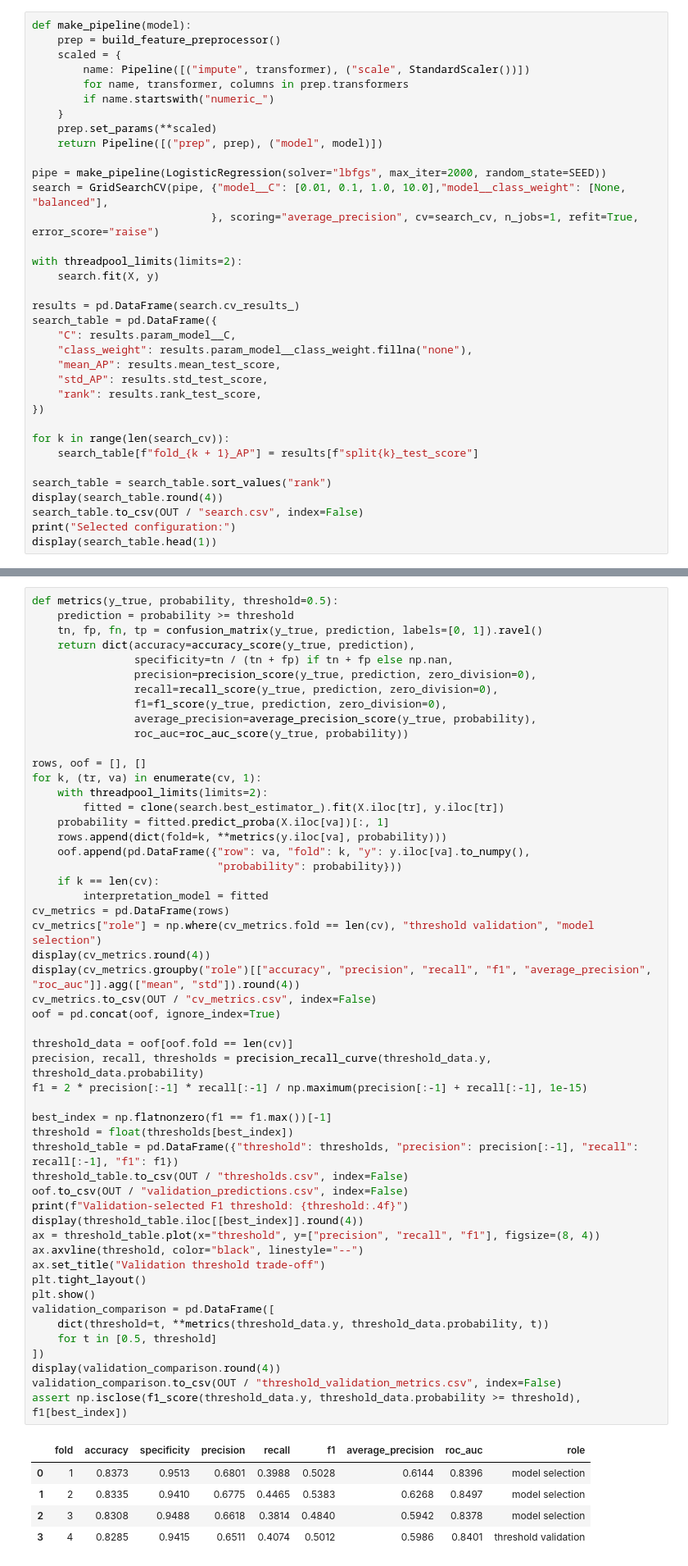
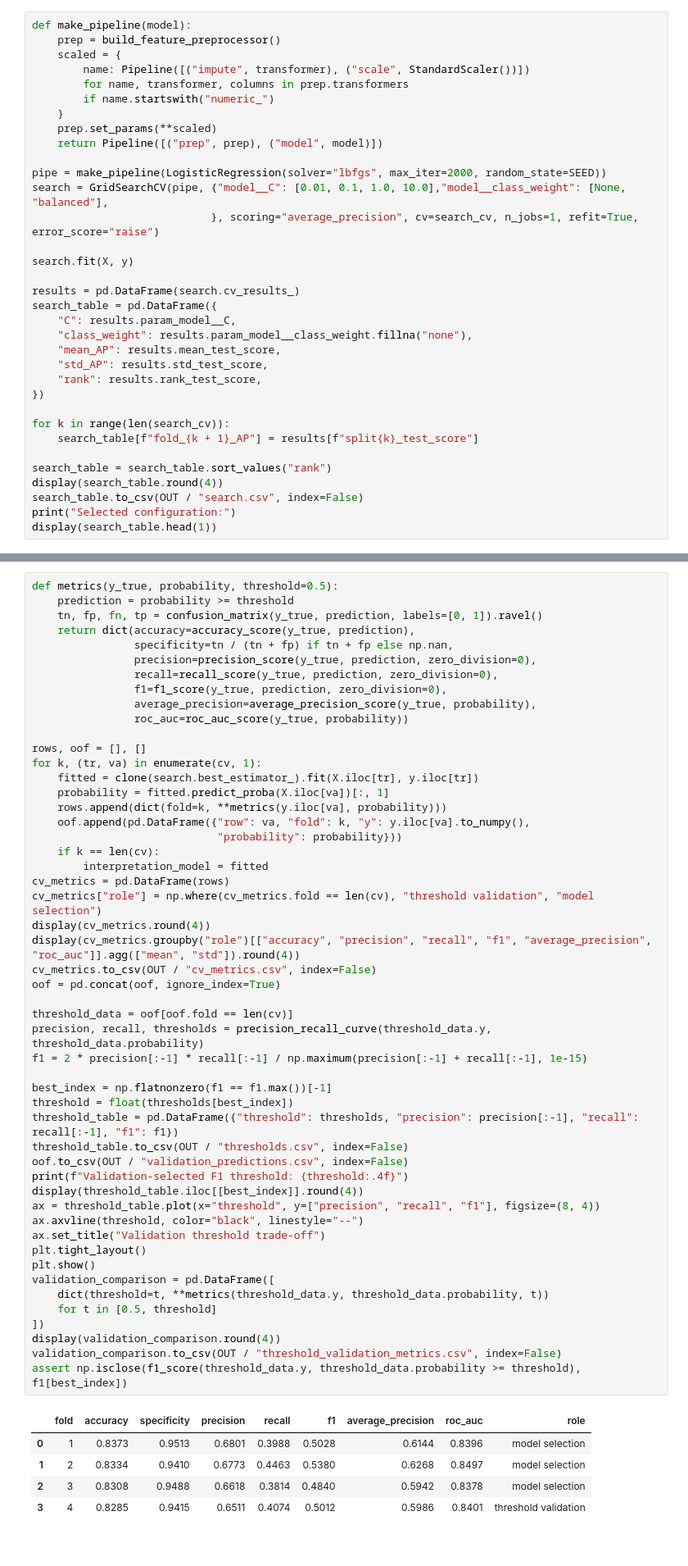
Before and after one commit to khorunzhaviktoriia/ml_mini_project, a Jupyter notebook: models/LogisticRegression.ipynb, the cells around one changed output, grey strips where cells are left out. Shown at 82% size. Saved outputs shown, nothing was run; the diff lists cells and outputs as text.

```diff
--- a/models/LogisticRegression.ipynb
+++ b/models/LogisticRegression.ipynb
@@ -116,8 +115,7 @@ pipe = make_pipeline(LogisticRegression(solver="lbfgs", max_iter=2000, random_st
 search = GridSearchCV(pipe, {"model__C": [0.01, 0.1, 1.0, 10.0],"model__class_weight": [None, "balanced"],
                             }, scoring="average_precision", cv=search_cv, n_jobs=1, refit=True, error_score="raise")
 
-with threadpool_limits(limits=2):
-    search.fit(X, y)
+search.fit(X, y)
 
 results = pd.DataFrame(search.cv_results_)
 search_table = pd.DataFrame({
@@ -171,8 +169,7 @@ def metrics(y_true, probability, threshold=0.5):
 
 rows, oof = [], []
 for k, (tr, va) in enumerate(cv, 1):
-    with threadpool_limits(limits=2):
-        fitted = clone(search.best_estimator_).fit(X.iloc[tr], y.iloc[tr])
+    fitted = clone(search.best_estimator_).fit(X.iloc[tr], y.iloc[tr])
     probability = fitted.predict_proba(X.iloc[va])[:, 1]
     rows.append(dict(fold=k, **metrics(y.iloc[va], probability)))
     oof.append(pd.DataFrame({"row": va, "fold": k, "y": y.iloc[va].to_numpy(),
@@ -185,34 +182,34 @@ display(cv_metrics.round(4))
 display(cv_metrics.groupby("role")[["accuracy", "precision", "recall", "f1", "average_precision", "roc_auc"]].agg(["mean", "std"]).round(4))
 cv_metrics.to_csv(OUT / "cv_metrics.csv", index=False)
 oof = pd.concat(oof, ignore_index=True)
 
 threshold_data = oof[oof.fold == len(cv)]
 precision, recall, thresholds = precision_recall_curve(threshold_data.y, threshold_data.probability)
 f1 = 2 * precision[:-1] * recall[:-1] / np.maximum(precision[:-1] + recall[:-1], 1e-15)
 
 best_index = np.flatnonzero(f1 == f1.max())[-1]
 threshold = float(thresholds[best_index])
 threshold_table = pd.DataFrame({"threshold": thresholds, "precision": precision[:-1], "recall": recall[:-1], "f1": f1})
 threshold_table.to_csv(OUT / "thresholds.csv", index=False)
 oof.to_csv(OUT / "validation_predictions.csv", index=False)
 print(f"Validation-selected F1 threshold: {threshold:.4f}")
 display(threshold_table.iloc[[best_index]].round(4))
 ax = threshold_table.plot(x="threshold", y=["precision", "recall", "f1"], figsize=(8, 4))
 ax.axvline(threshold, color="black", linestyle="--")
 ax.set_title("Validation threshold trade-off")
 plt.tight_layout()
 plt.show()
 validation_comparison = pd.DataFrame([
     dict(threshold=t, **metrics(threshold_data.y, threshold_data.probability, t))
     for t in [0.5, threshold]
 ])
 display(validation_comparison.round(4))
 validation_comparison.to_csv(OUT / "threshold_validation_metrics.csv", index=False)
 assert np.isclose(f1_score(threshold_data.y, threshold_data.probability >= threshold), f1[best_index])
 # %% [output]
 |  | fold | accuracy | specificity | precision | recall | f1 | average_precision | roc_auc | role |
 | 0 | 1 | 0.8373 | 0.9513 | 0.6801 | 0.3988 | 0.5028 | 0.6144 | 0.8396 | model selection |
-| 1 | 2 | 0.8335 | 0.9410 | 0.6775 | 0.4465 | 0.5383 | 0.6268 | 0.8497 | model selection |
+| 1 | 2 | 0.8334 | 0.9410 | 0.6773 | 0.4463 | 0.5380 | 0.6268 | 0.8497 | model selection |
 | 2 | 3 | 0.8308 | 0.9488 | 0.6618 | 0.3814 | 0.4840 | 0.5942 | 0.8378 | model selection |
 | 3 | 4 | 0.8285 | 0.9415 | 0.6511 | 0.4074 | 0.5012 | 0.5986 | 0.8401 | threshold validation |
 |  | accuracy |  | precision |  | recall |  | f1 |  | average_precision |  | ... |
```
Also changed, not shown: parts of 4 cells of this notebook, 1 other file.
